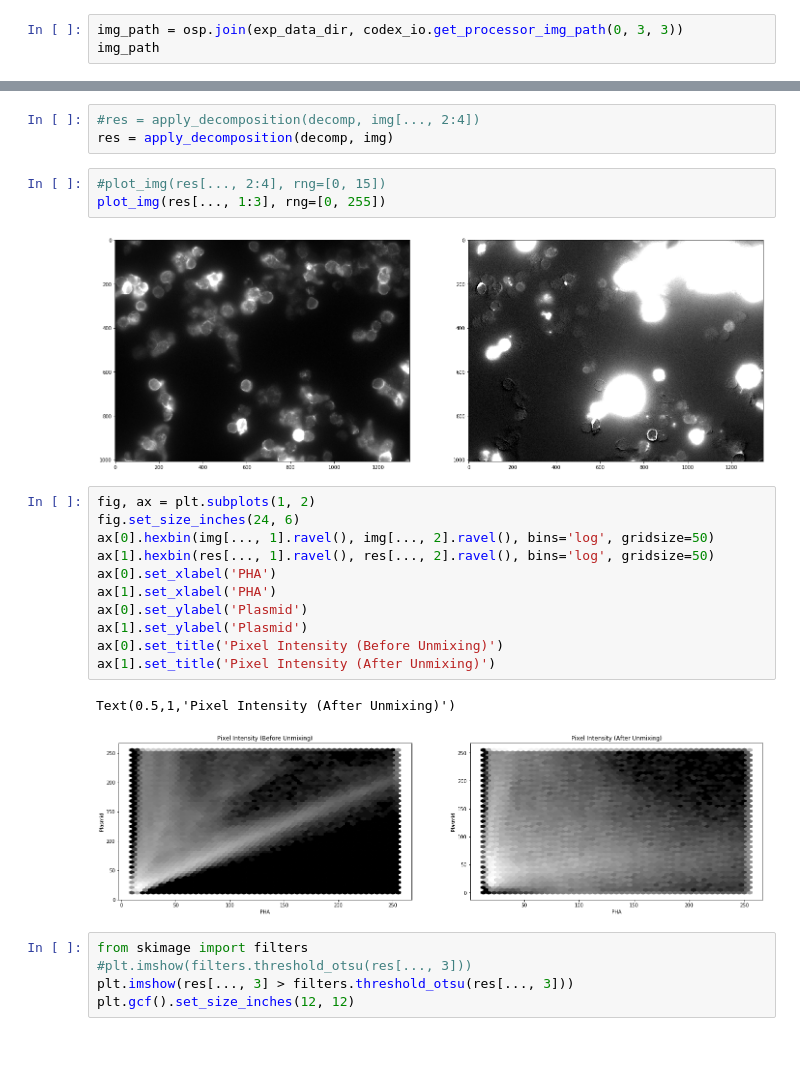
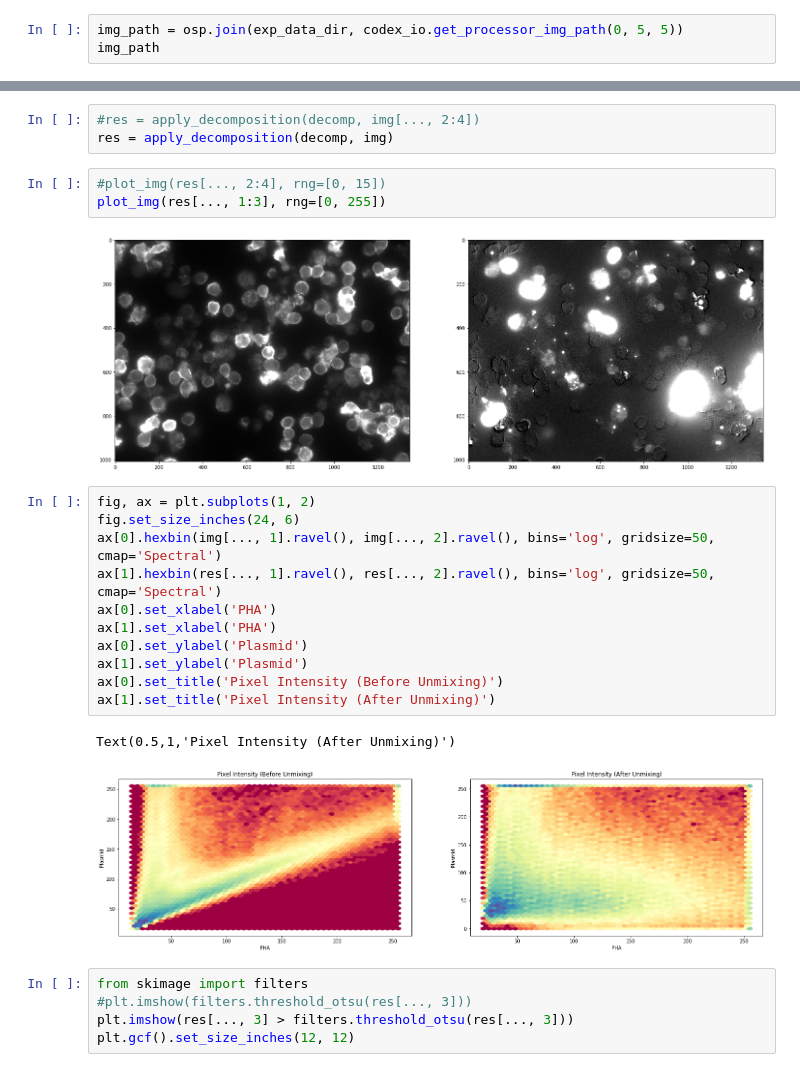
Before and after one commit to hammerlab/cytokit, a Jupyter notebook: python/notebooks/dev/spectral_unmixing.ipynb, the cells around one changed output, grey strips where cells are left out. Cells and saved outputs as stored; diff of their text form.

Commit message:
Cell image display cleanup

```diff
--- a/python/notebooks/dev/spectral_unmixing.ipynb
+++ b/python/notebooks/dev/spectral_unmixing.ipynb
@@ -45,6 +45,6 @@ memory usage: 2.3+ MB
 # %% [markdown]
 #### Load Image Tile
 # %%
-img_path = osp.join(exp_data_dir, codex_io.get_processor_img_path(0, 3, 3))
+img_path = osp.join(exp_data_dir, codex_io.get_processor_img_path(0, 5, 5))
 img_path
 # %% [output]
@@ -182,21 +170,21 @@ res = apply_decomposition(decomp, img)
 #plot_img(res[..., 2:4], rng=[0, 15])
 plot_img(res[..., 1:3], rng=[0, 255])
 # %% [output]
-[figure, old version]
+[figure, new version]
 # %%
 fig, ax = plt.subplots(1, 2)
 fig.set_size_inches(24, 6)
-ax[0].hexbin(img[..., 1].ravel(), img[..., 2].ravel(), bins='log', gridsize=50)
-ax[1].hexbin(res[..., 1].ravel(), res[..., 2].ravel(), bins='log', gridsize=50)
+ax[0].hexbin(img[..., 1].ravel(), img[..., 2].ravel(), bins='log', gridsize=50, cmap='Spectral')
+ax[1].hexbin(res[..., 1].ravel(), res[..., 2].ravel(), bins='log', gridsize=50, cmap='Spectral')
 ax[0].set_xlabel('PHA')
 ax[1].set_xlabel('PHA')
 ax[0].set_ylabel('Plasmid')
 ax[1].set_ylabel('Plasmid')
 ax[0].set_title('Pixel Intensity (Before Unmixing)')
 ax[1].set_title('Pixel Intensity (After Unmixing)')
 # %% [output]
 Text(0.5,1,'Pixel Intensity (After Unmixing)')
-[figure, old version]
+[figure, new version]
 # %%
 from skimage import filters
 #plt.imshow(filters.threshold_otsu(res[..., 3]))
```
Also changed, not shown: parts of 9 cells of this notebook, 4 other files.
